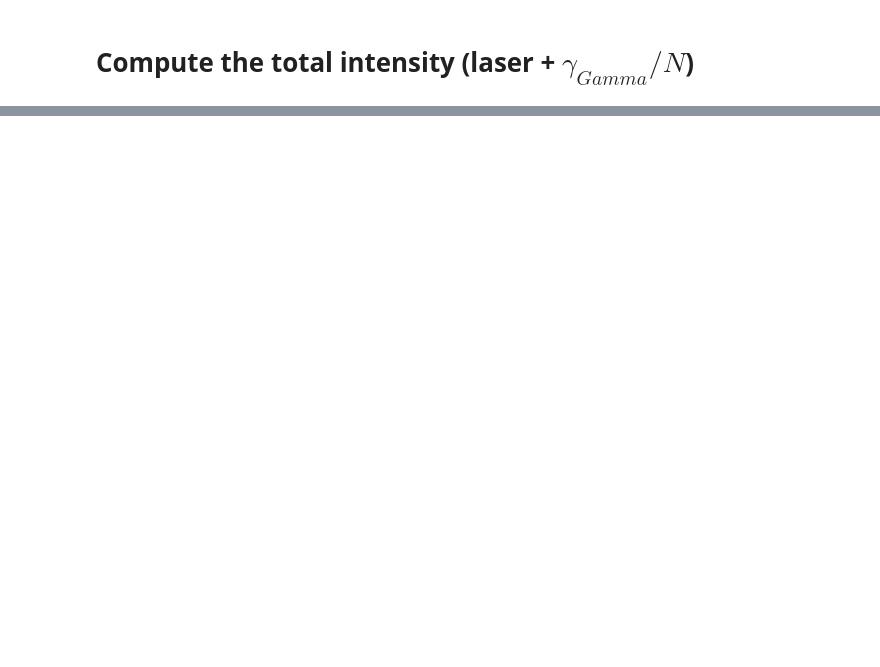
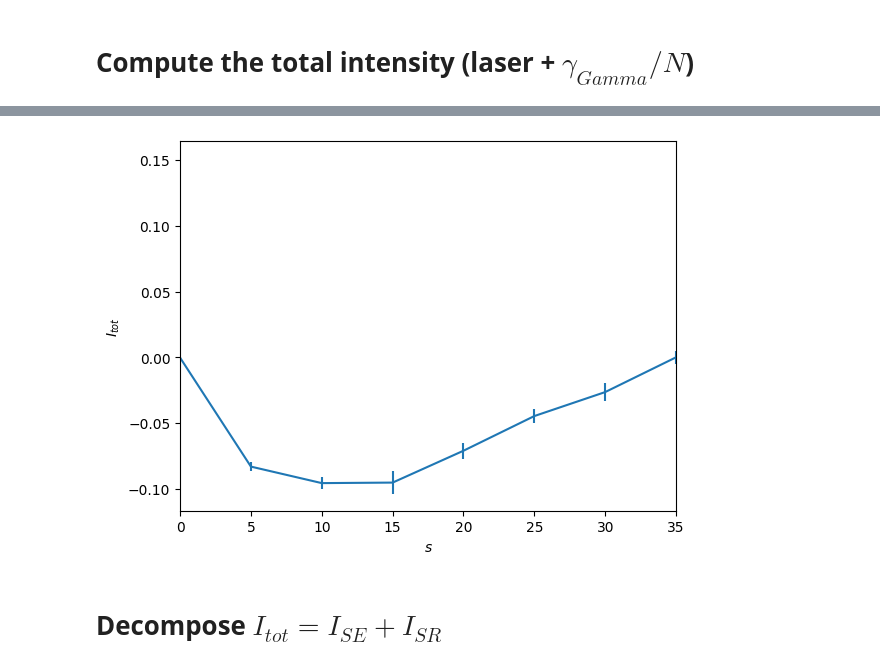
Before and after one commit to DolbeaultRemy/SR_droplets, a Jupyter notebook: QuantumCumulants/Model17/Interacting_atoms_emission_box/Plot_results_droplet+laser_emission.ipynb, the cells around one changed output, grey strips where cells are left out. Saved outputs shown, nothing was run; the diff lists cells and outputs as text; code cells hidden in the pictures; blank space fills up the shorter version.

```diff
--- a/QuantumCumulants/Model17/Interacting_atoms_emission_box/Plot_results_droplet+laser_emission.ipynb
+++ b/QuantumCumulants/Model17/Interacting_atoms_emission_box/Plot_results_droplet+laser_emission.ipynb
@@ -211,0 +262,16 @@ pygui(false);
+# %%
+close("all")
+fig = subplots()
+
+errorbar(sat, It_range .- ([mean([Itot[i, j] for j in 1:r if j ∉ nbr_error_t_N[i]]) for i in 1:length(sat)] .+ sat), yerr=[std([Itot[i, j] for j in 1:r if j ∉ nbr_error_t_N[i]])/sqrt(r-length(nbr_error_t_N[i])) for i in 1:length(sat)])
+
+xlabel(L"s")
+ylabel(L"$I_{tot}$")
+
+xlim(0, 35)
+# pygui(true); show()
+pygui(false);
+# %% [output]
+[figure, added]
+# %% [markdown]
+# Decompose $I_{tot} = I_{SE} + I_{SR}$
```
Also changed, not shown: parts of 16 cells of this notebook, 21 other files.
